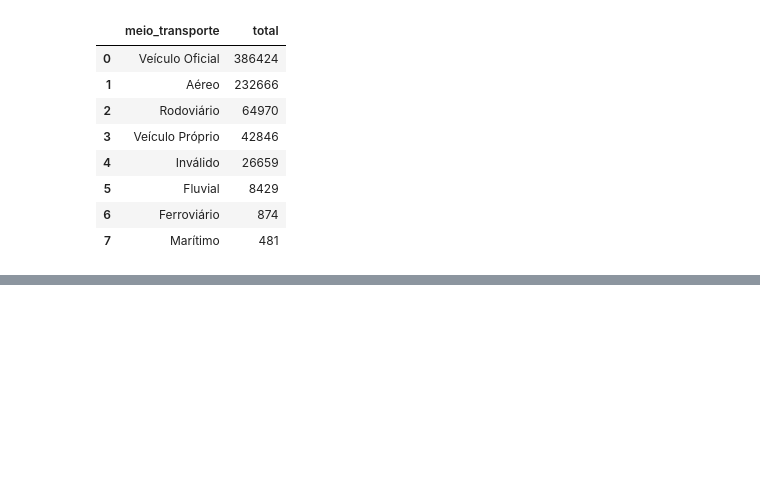
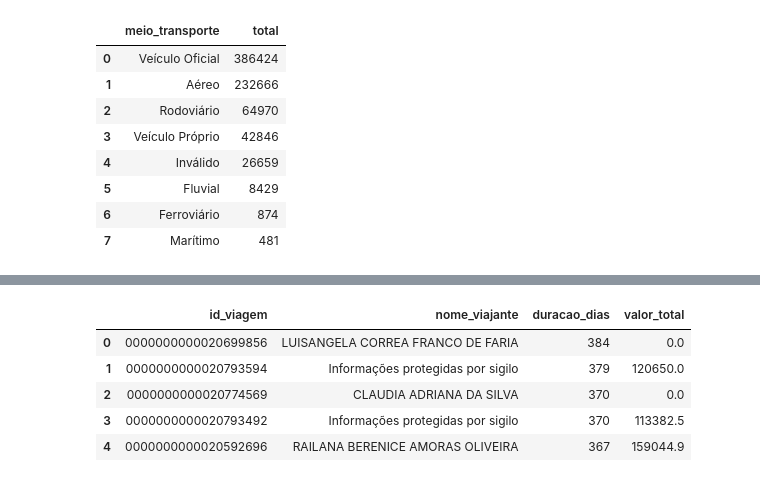
Before and after one commit to leonardofelipe85/pipeline-viagens-servico, a Jupyter notebook: 3_analise.ipynb, the cells around one changed output, grey strips where cells are left out. Cells and saved outputs as stored; diff of their text form; code cells hidden in the pictures; blank space fills up the shorter version.

```diff
--- a/3_analise.ipynb
+++ b/3_analise.ipynb
@@ -129,0 +191,22 @@ df
+# %%
+sql = """
+SELECT
+    id_viagem,
+    nome_viajante,
+    duracao_dias,
+    valor_total
+FROM silver_viagem
+ORDER BY duracao_dias DESC
+LIMIT 5
+"""
+
+df_maiores_viagens = pd.read_sql(sql, conexao)
+
+df_maiores_viagens
+# %% [output]
+|  | id_viagem | nome_viajante | duracao_dias | valor_total |
+| 0 | 0000000000020699856 | LUISANGELA CORREA FRANCO DE FARIA | 384 | 0.0 |
+| 1 | 0000000000020793594 | Informações protegidas por sigilo | 379 | 120650.0 |
+| 2 | 0000000000020774569 | CLAUDIA ADRIANA DA SILVA | 370 | 0.0 |
+| 3 | 0000000000020793492 | Informações protegidas por sigilo | 370 | 113382.5 |
+| 4 | 0000000000020592696 | RAILANA BERENICE AMORAS OLIVEIRA | 367 | 159044.9 |
```
Also changed, not shown: parts of 16 cells of this notebook.
